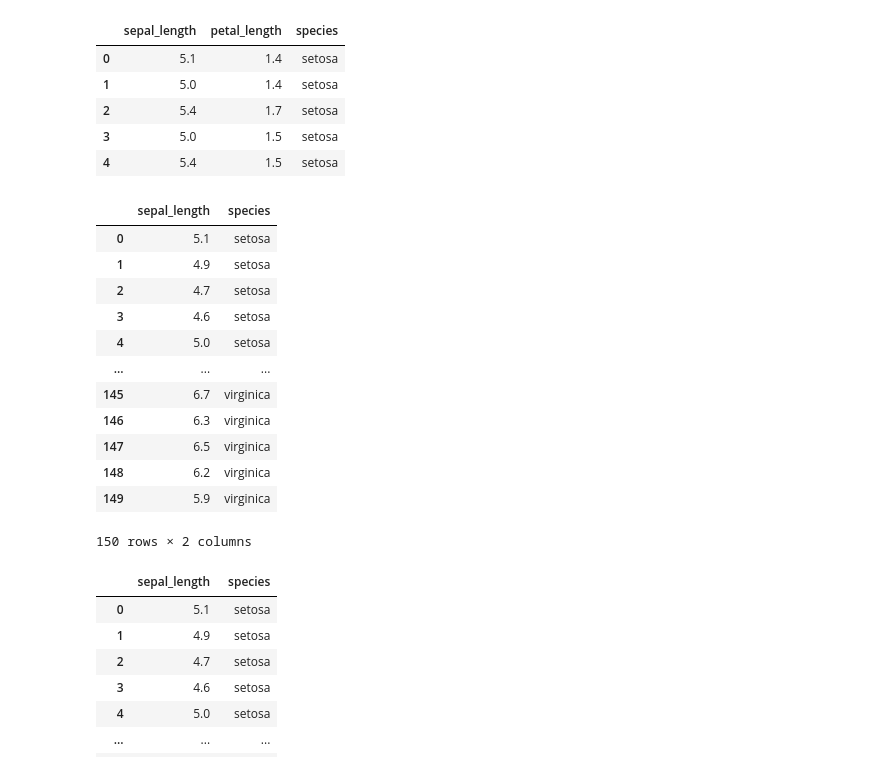
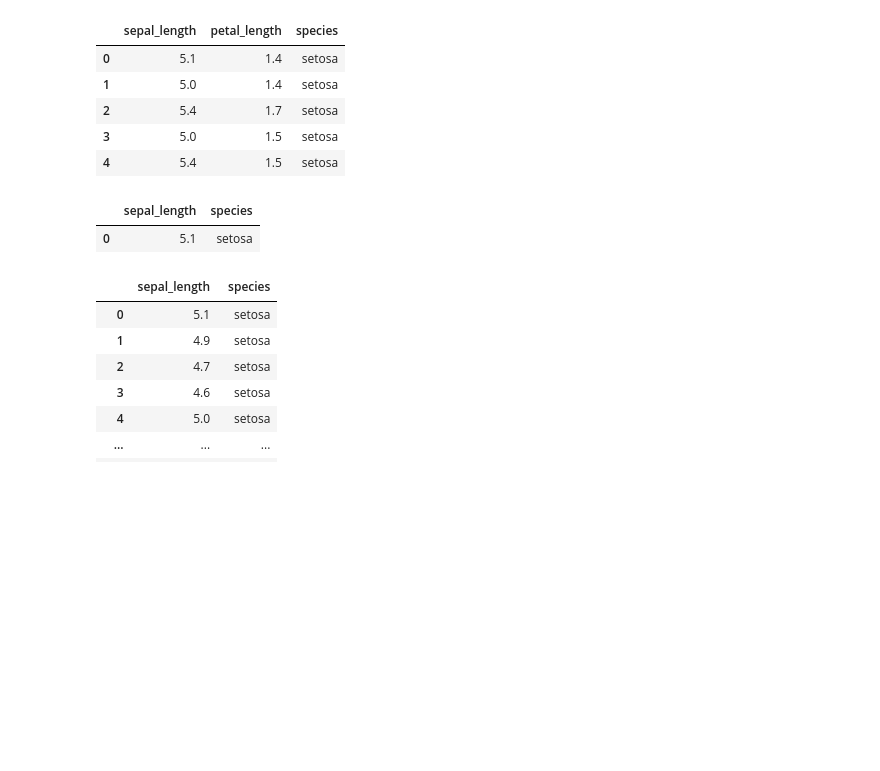
Before and after one commit to 99jungwon/lgu6, a Jupyter notebook: 2_da_basic/0402.ipynb, the cells around one changed output. Cells and saved outputs as stored; diff of their text form; code cells hidden in the pictures; blank space fills up the shorter version.

```diff
--- a/2_da_basic/0402.ipynb
+++ b/2_da_basic/0402.ipynb
@@ -272,24 +272,13 @@ iris.loc[(iris['species'] == "virginica") |
 # %%
 import seaborn as sns
 import pandas as pd
 
 iris = sns.load_dataset("iris")
 result = iris.loc[:,["sepal_length", "species"]]
-result
+result.head(1)
 # %% [output]
 |  | sepal_length | species |
 | 0 | 5.1 | setosa |
-| 1 | 4.9 | setosa |
-| 2 | 4.7 | setosa |
-| 3 | 4.6 | setosa |
-| 4 | 5.0 | setosa |
-| ... | ... | ... |
-| 145 | 6.7 | virginica |
-| 146 | 6.3 | virginica |
-| 147 | 6.5 | virginica |
-| 148 | 6.2 | virginica |
-| 149 | 5.9 | virginica |
-150 rows × 2 columns
 # %%
 # 파일 내보내기
 result.to_csv("dataset/iris_result.csv", index=False)
```
Also changed, not shown: parts of 15 cells of this notebook, 8 other files.
